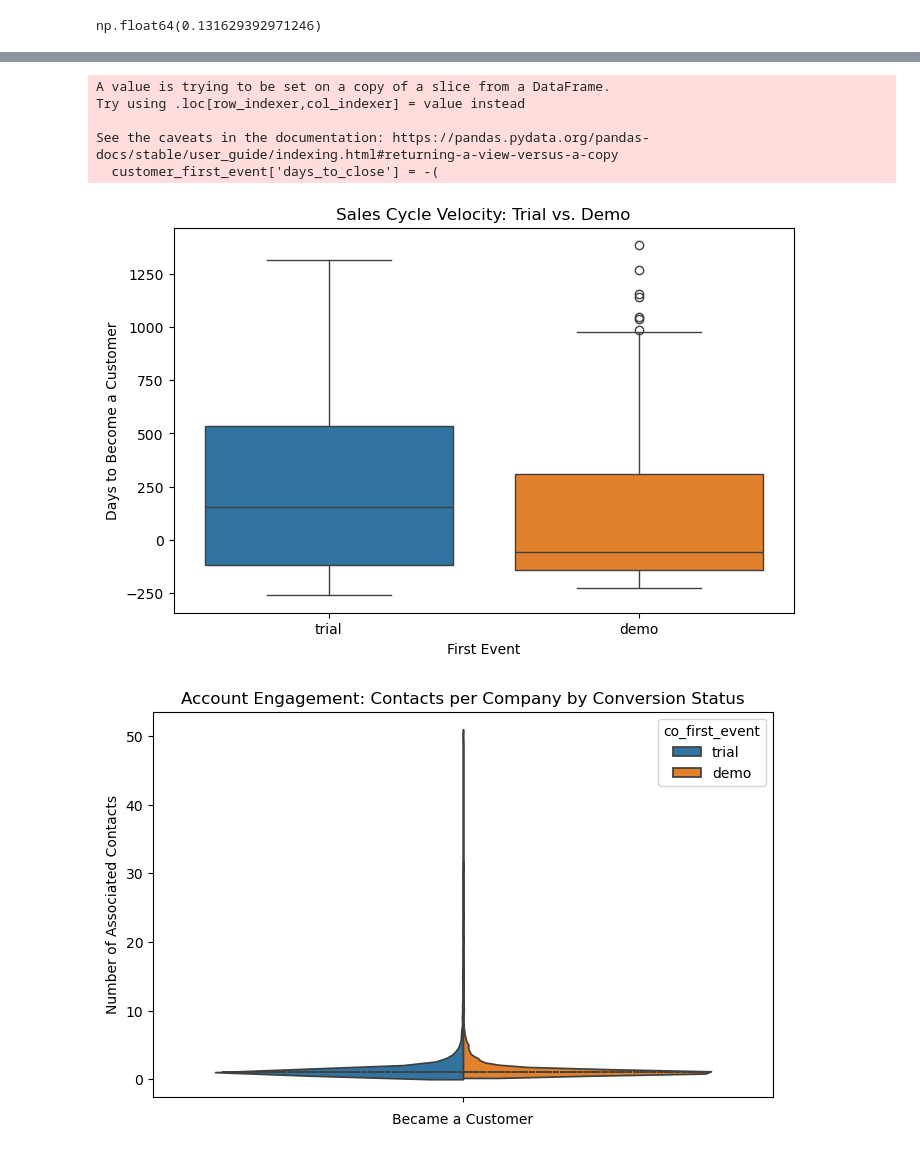
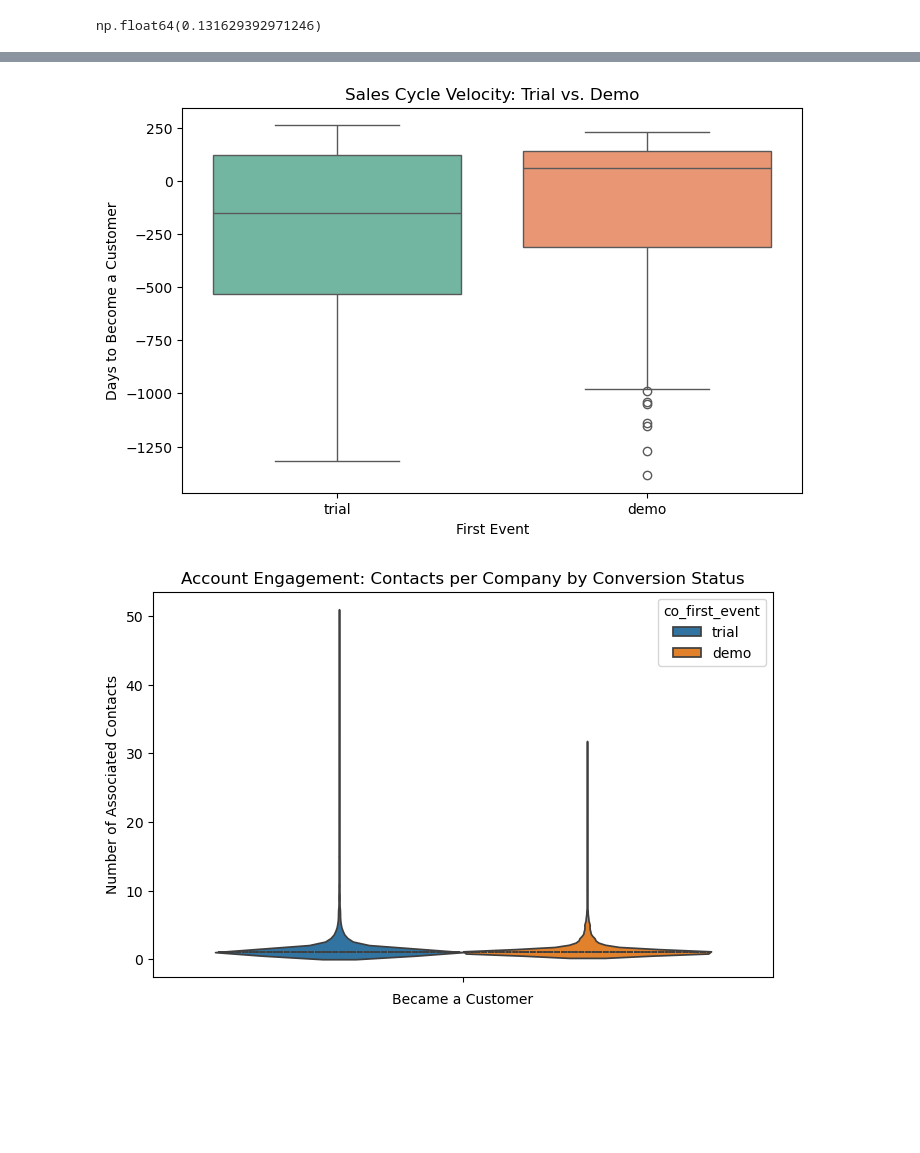
Before and after one commit to outovhush/revops-portfolio, a Jupyter notebook: trial_or_demo_conversion/trial_or_demo.ipynb, the cells around one changed output, grey strips where cells are left out. Cells and saved outputs as stored; diff of their text form; code cells hidden in the pictures; blank space fills up the shorter version.

```diff
--- a/trial_or_demo_conversion/trial_or_demo.ipynb
+++ b/trial_or_demo_conversion/trial_or_demo.ipynb
@@ -426,26 +446,12 @@ memory usage: 198.1+ KB
-# %%
-# First, calculate days to convert for won accounts
-customer_first_event['days_to_close'] = -(
-    customer_first_event['became_a_customer_date'] -
-    customer_first_event[['first_demo_booked_date', 'first_free_trial_signup_date']].min(axis=1)
-).dt.days
-
-plt.figure(figsize=(8, 5))
-sns.boxplot(
-    data=customer_first_event,
-    x='co_first_event',
-    hue = 'co_first_event',
-    y='days_to_close',
-    # palette='Set2'
-)
-plt.title('Sales Cycle Velocity: Trial vs. Demo')
-plt.ylabel('Days to Become a Customer')
-plt.xlabel('First Event')
-plt.show()
-# %% [output]
-A value is trying to be set on a copy of a slice from a DataFrame.
-Try using .loc[row_indexer,col_indexer] = value instead
-
-See the caveats in the documentation: https://pandas.pydata.org/pandas-docs/stable/user_guide/indexing.html#returning-a-view-versus-a-copy
-  customer_first_event['days_to_close'] = -(
-[figure, removed]
+# %%
+#process NaT values for first_demo and first_trial to get correct days diff
+def days_to_close(df):
+    first_demo = df.first_demo_booked_date.fillna(df.first_free_trial_signup_date)
+    first_trial = df.first_free_trial_signup_date.fillna(df.first_demo_booked_date)
+
+    return (
+        df.became_a_customer_date - pd.DataFrame([first_demo ,first_trial]).min(axis=0)
+    ).dt.days
+# %%
+# First, calculate days to convert for won accounts
+customer_first_event['days_to_close'] = days_to_close(customer_first_event)
@@ -452,3 +461,18 @@ See the caveats in the documentation: https://pandas.pydata.org/pandas-docs/stab
+# %%
+plt.figure(figsize=(8, 5))
+sns.boxplot(
+    data=customer_first_event,
+    x='co_first_event',
+    hue = 'co_first_event',
+    y='days_to_close',
+    palette= plot_colors,
+)
+plt.title('Sales Cycle Velocity: Trial vs. Demo')
+plt.ylabel('Days to Become a Customer')
+plt.xlabel('First Event')
+plt.show()
+# %% [output]
+[figure, added]
 # %%
 plt.figure(figsize=(8, 5))
 sns.violinplot(
@@ -456,7 +480,7 @@ sns.violinplot(
     # x='became_a_customer',
     y='count', # This is the count of contacts from your groupby
     hue='co_first_event',
-    split=True,
+    #split=True,
     inner='quartile',
     # palette='muted'
 )
@@ -465,4 +489,4 @@ plt.ylabel('Number of Associated Contacts')
 plt.xlabel('Became a Customer')
 plt.show()
 # %% [output]
-[figure, old version]
+[figure, new version]
```
Also changed, not shown: parts of 16 cells of this notebook, 3 other files.
